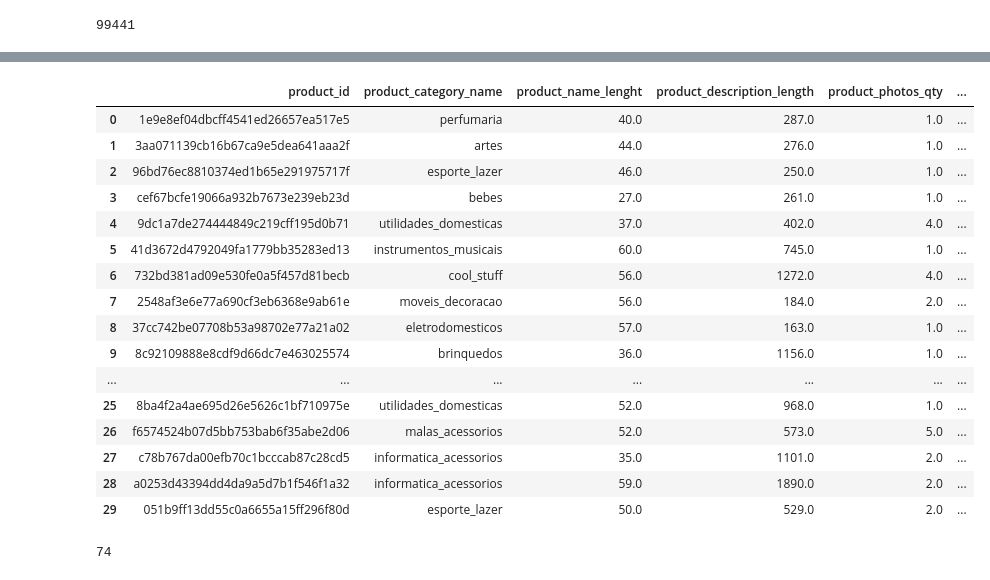
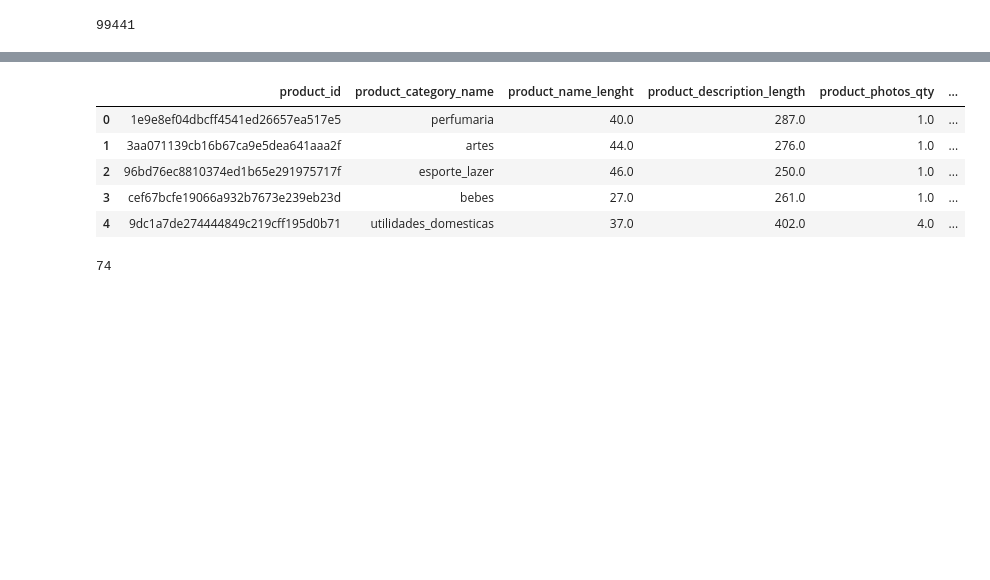
Before and after one commit to AndersonDGueC/project_DS4, a Jupyter notebook: analisis_exploratorio.ipynb, the cells around one changed output, grey strips where cells are left out. Saved outputs shown, nothing was run; the diff lists cells and outputs as text; code cells hidden in the pictures; blank space fills up the shorter version.

```diff
--- a/analisis_exploratorio.ipynb
+++ b/analisis_exploratorio.ipynb
@@ -154,26 +145,15 @@ new_df_olist_order.head(30)
 # %%
 #DataSet Brazilian Ecommerce
 # 09- olist_products_dataset.csv
 df_olist_products = pd.read_csv("./e-commerce/datasets/brazilian-ecommerce/olist_products_dataset.csv")
-df_olist_products.head(30)
+df_olist_products.head()
 # %% [output]
 |  | product_id | product_category_name | product_name_lenght | product_description_length | product_photos_qty | ... |
 | 0 | 1e9e8ef04dbcff4541ed26657ea517e5 | perfumaria | 40.0 | 287.0 | 1.0 | ... |
 | 1 | 3aa071139cb16b67ca9e5dea641aaa2f | artes | 44.0 | 276.0 | 1.0 | ... |
 | 2 | 96bd76ec8810374ed1b65e291975717f | esporte_lazer | 46.0 | 250.0 | 1.0 | ... |
 | 3 | cef67bcfe19066a932b7673e239eb23d | bebes | 27.0 | 261.0 | 1.0 | ... |
 | 4 | 9dc1a7de274444849c219cff195d0b71 | utilidades_domesticas | 37.0 | 402.0 | 4.0 | ... |
-| 5 | 41d3672d4792049fa1779bb35283ed13 | instrumentos_musicais | 60.0 | 745.0 | 1.0 | ... |
-| 6 | 732bd381ad09e530fe0a5f457d81becb | cool_stuff | 56.0 | 1272.0 | 4.0 | ... |
-| 7 | 2548af3e6e77a690cf3eb6368e9ab61e | moveis_decoracao | 56.0 | 184.0 | 2.0 | ... |
-| 8 | 37cc742be07708b53a98702e77a21a02 | eletrodomesticos | 57.0 | 163.0 | 1.0 | ... |
-| 9 | 8c92109888e8cdf9d66dc7e463025574 | brinquedos | 36.0 | 1156.0 | 1.0 | ... |
-| ... | ... | ... | ... | ... | ... | ... |
-| 25 | 8ba4f2a4ae695d26e5626c1bf710975e | utilidades_domesticas | 52.0 | 968.0 | 1.0 | ... |
-| 26 | f6574524b07d5bb753bab6f35abe2d06 | malas_acessorios | 52.0 | 573.0 | 5.0 | ... |
-| 27 | c78b767da00efb70c1bcccab87c28cd5 | informatica_acessorios | 35.0 | 1101.0 | 2.0 | ... |
-| 28 | a0253d43394dd4da9a5d7b1f546f1a32 | informatica_acessorios | 59.0 | 1890.0 | 2.0 | ... |
-| 29 | 051b9ff13dd55c0a6655a15ff296f80d | esporte_lazer | 50.0 | 529.0 | 2.0 | ... |
 # %%
 len(df_olist_products['product_category_name'].unique())
 # %% [output]
```
Also changed, not shown: parts of 12 cells of this notebook.
